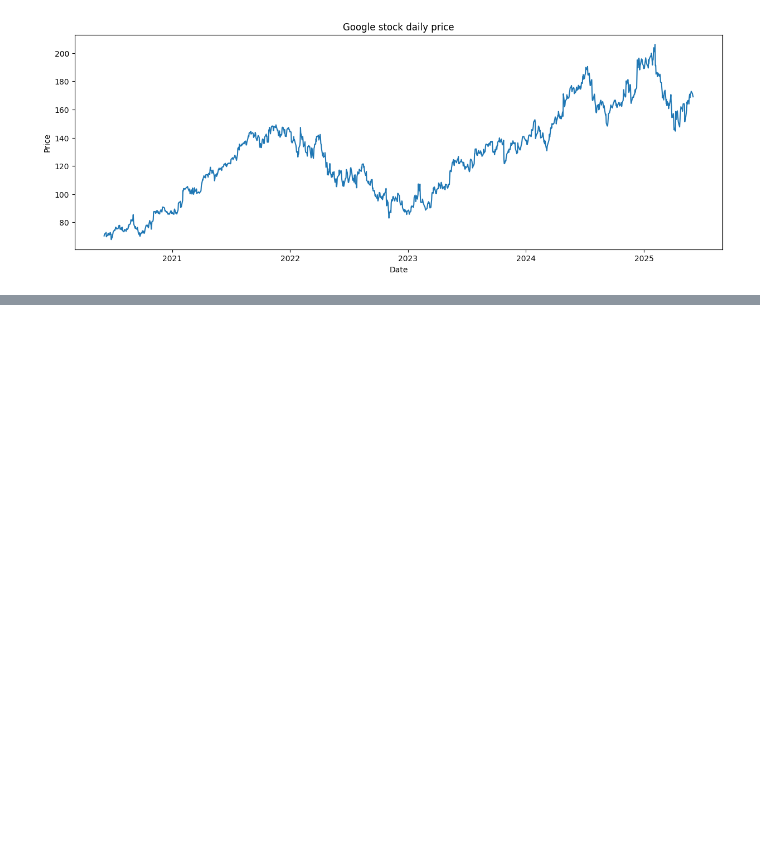
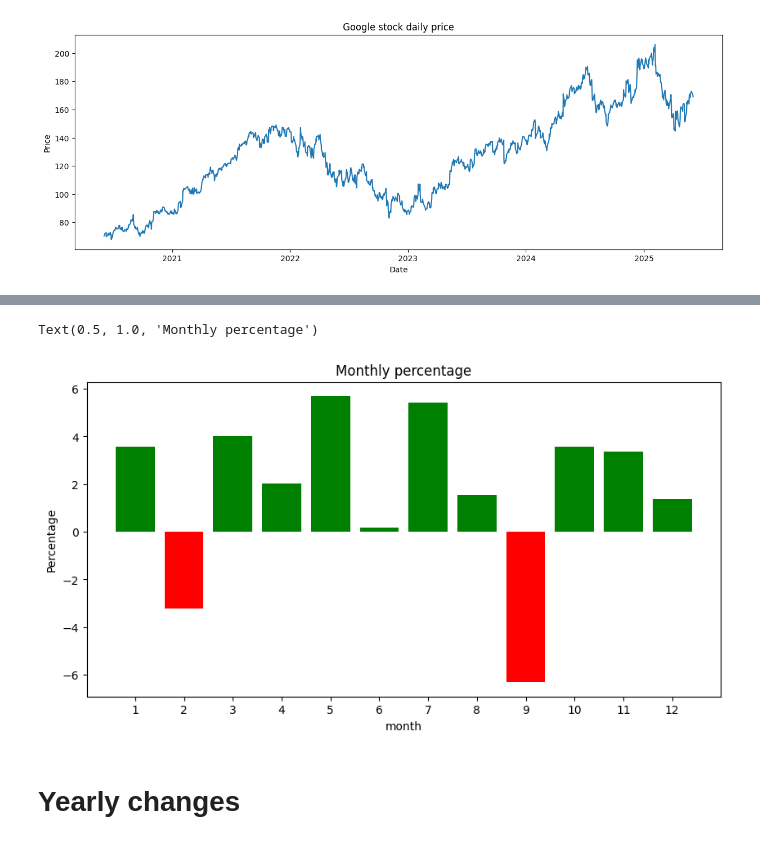
Before and after one commit to cakethehuman/portofolio, a Jupyter notebook: google stock/main.ipynb, the cells around one changed output, grey strips where cells are left out. Saved outputs shown, nothing was run; the diff lists cells and outputs as text; code cells hidden in the pictures; blank space fills up the shorter version.

```diff
--- a/google stock/main.ipynb
+++ b/google stock/main.ipynb
@@ -79,0 +234,2 @@ plt.show()
+# %%
+monthly_persatage = df_monthly_changes.groupby("month",as_index = False)["Persantage_changes"].mean()
@@ -79,0 +269,15 @@ plt.show()
+# %%
+
+plt.figure(figsize=(10,5))
+colors = ['g' if e >= 0 else 'r' for e in monthly_persatage["Persantage_changes"]]
+
+plt.bar(monthly_persatage["month"],monthly_persatage["Persantage_changes"], color = colors)
+plt.xticks(monthly_persatage["month"])
+plt.xlabel("month")
+plt.ylabel("Percentage")
+plt.title("Monthly percentage")
+# %% [output]
+Text(0.5, 1.0, 'Monthly percentage')
+[figure, added]
+# %% [markdown]
+# Yearly changes
```
Also changed, not shown: parts of 38 cells of this notebook, 1 other file.
